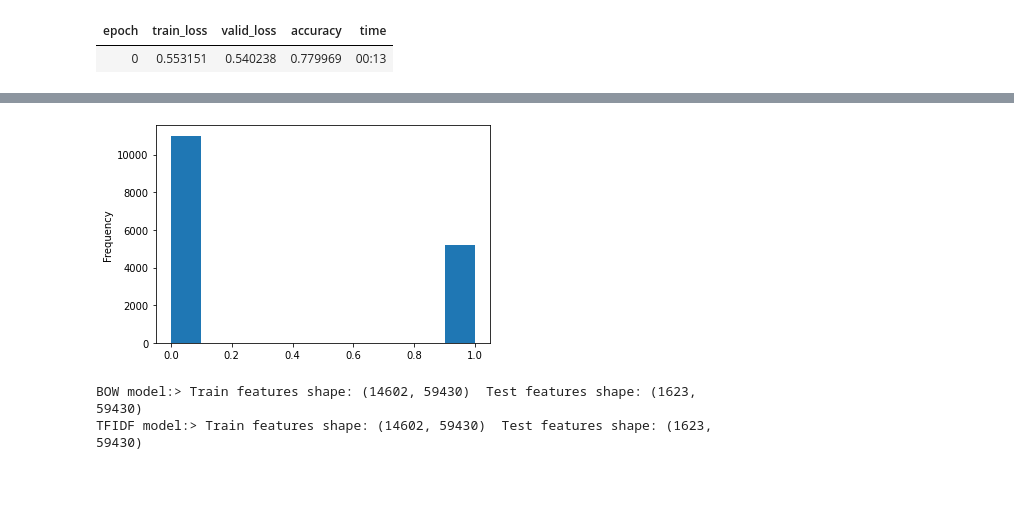
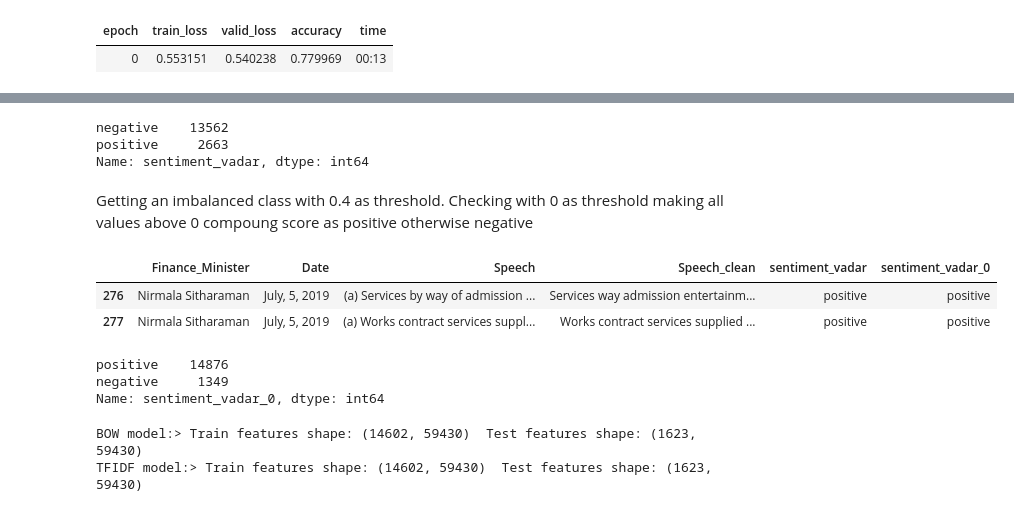
Before and after one commit to solharsh/Capstone_Sentiment_Analysis, a Jupyter notebook: Classification_New_Checkpoint.ipynb, the cells around one changed output, grey strips where cells are left out. Cells and saved outputs as stored; diff of their text form; code cells hidden in the pictures; blank space fills up the shorter version.

```diff
--- a/Classification_New_Checkpoint.ipynb
+++ b/Classification_New_Checkpoint.ipynb
@@ -572,12 +584,27 @@ df_selected
 16225 rows × 2 columns
-# %%
-%matplotlib inline
-import matplotlib.pyplot as plt
-
-df_selected["sentiment_vadar"].plot.hist()
-plt.show()
-# %% [output]
-[figure, removed]
+# %%
+df_selected["sentiment_vadar"].value_counts()
+# %% [output]
+negative    13562
+positive     2663
+Name: sentiment_vadar, dtype: int64
+# %% [markdown]
+Getting an imbalanced class with 0.4 as threshold. Checking with 0 as threshold making all values above 0 compoung score as positive otherwise negative
+# %%
+predicted_sentiments = [analyze_sentiment_vader_lexicon(speech, threshold=0, verbose=False) for speech in df_classification.Speech_clean]
+# %%
+df_classification['sentiment_vadar_0']=predicted_sentiments
+df_classification.tail(2)
+# %% [output]
+|  | Finance_Minister | Date | Speech | Speech_clean | sentiment_vadar | sentiment_vadar_0 |
+| 276 | Nirmala Sitharaman | July, 5, 2019 | (a) Services by way of admission ... | Services way admission entertainm... | positive | positive |
+| 277 | Nirmala Sitharaman | July, 5, 2019 | (a) Works contract services suppl... | Works contract services supplied ... | positive | positive |
+# %%
+df_classification['sentiment_vadar_0'].value_counts()
+# %% [output]
+positive    14876
+negative     1349
+Name: sentiment_vadar_0, dtype: int64
 # %%
 from sklearn.model_selection import train_test_split
 
```
Also changed, not shown: parts of 26 cells of this notebook.
